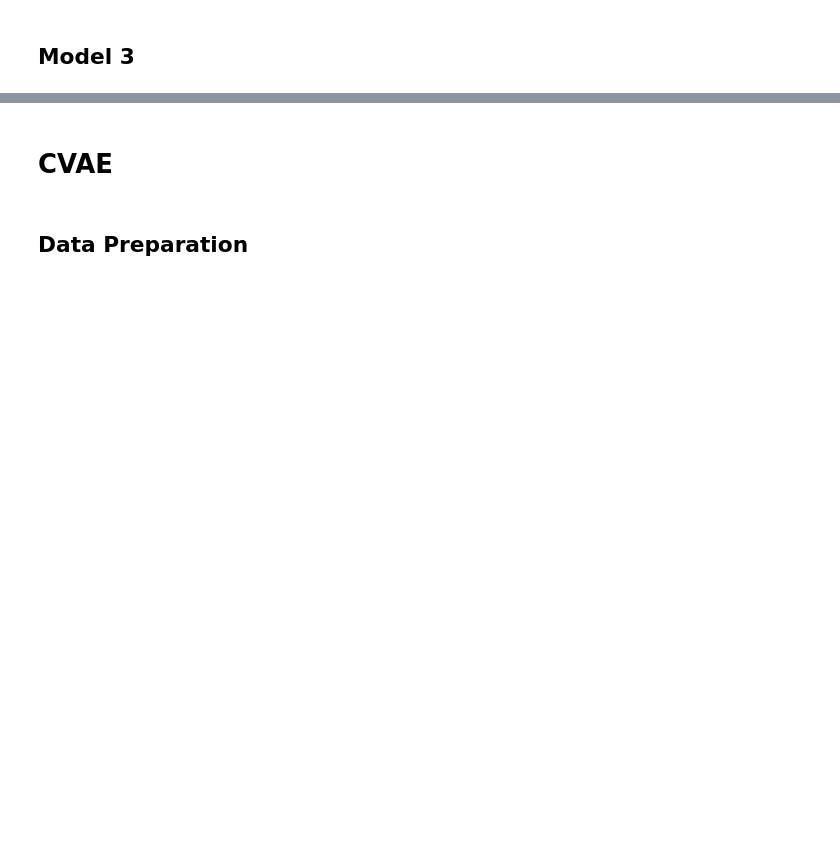
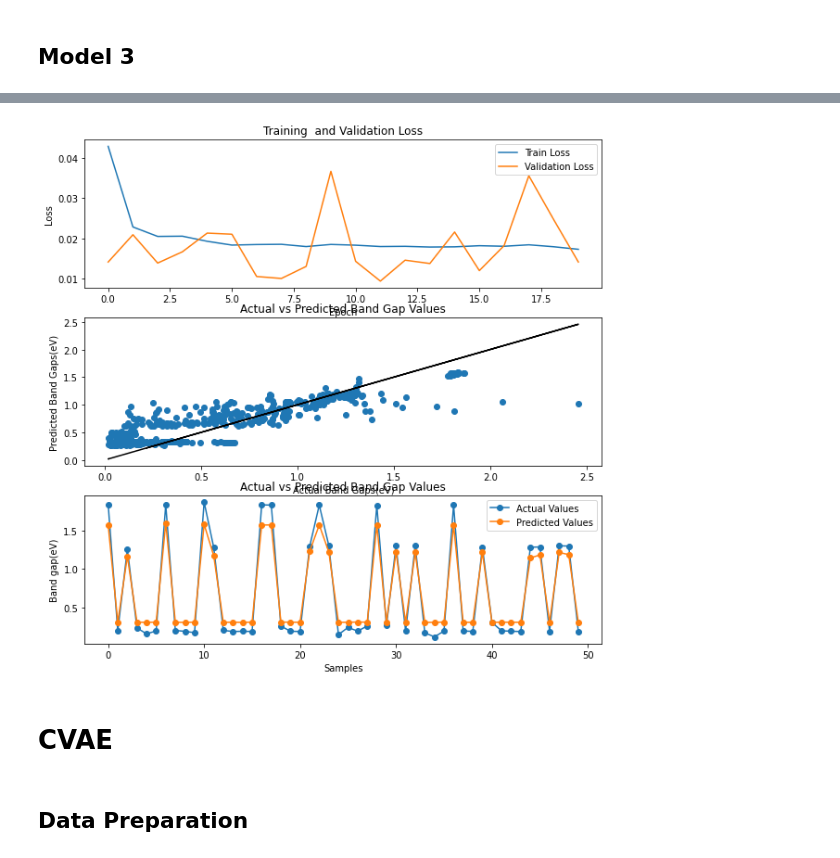
Before and after one commit to AdamKimhub/Msproject1, a Jupyter notebook: cvae1.ipynb, the cells around one changed output, grey strips where cells are left out. Cells and saved outputs as stored; diff of their text form; code cells hidden in the pictures; blank space fills up the shorter version.

```diff
--- a/cvae1.ipynb
+++ b/cvae1.ipynb
@@ -954,7 +658,7 @@ RuntimeError: mat1 and mat2 shapes cannot be multiplied (1x31 and 25x64)
 ## Model 3
 # %%
 class GNNModel(nn.Module):
-    def __init__(self, node_dim=27, edge_dim=14, hidden_dim=128, embed_dim=64, global_dim=25):
+    def __init__(self, node_dim=NODE_DIM, edge_dim=EDGE_DIM, hidden_dim=HIDDEN_DIM, embed_dim=EMBED_DIM, global_dim=U_DIM):
         super().__init__()
 
         # Edge network for NNConv: maps each edge_attr to a weight matrix
@@ -1016,3 +720,4 @@ optimizer = torch.optim.Adam(GNN_model.parameters(), lr=0.001, weight_decay=1e-4
 
 train_losses, val_losses = train(GNN_model, train_loader, val_loader, epochs=20, optimizer=optimizer, loss_fn=loss_fn)
 get_graphs(train_losses, val_losses, GNN_model)
+# %% [output]
@@ -1019,3 +741,4 @@ get_graphs(train_losses, val_losses, GNN_model)
+[figure, added]
 # %% [markdown]
 # CVAE
 # %% [markdown]
```
Also changed, not shown: parts of 41 cells of this notebook, 7 other files.
